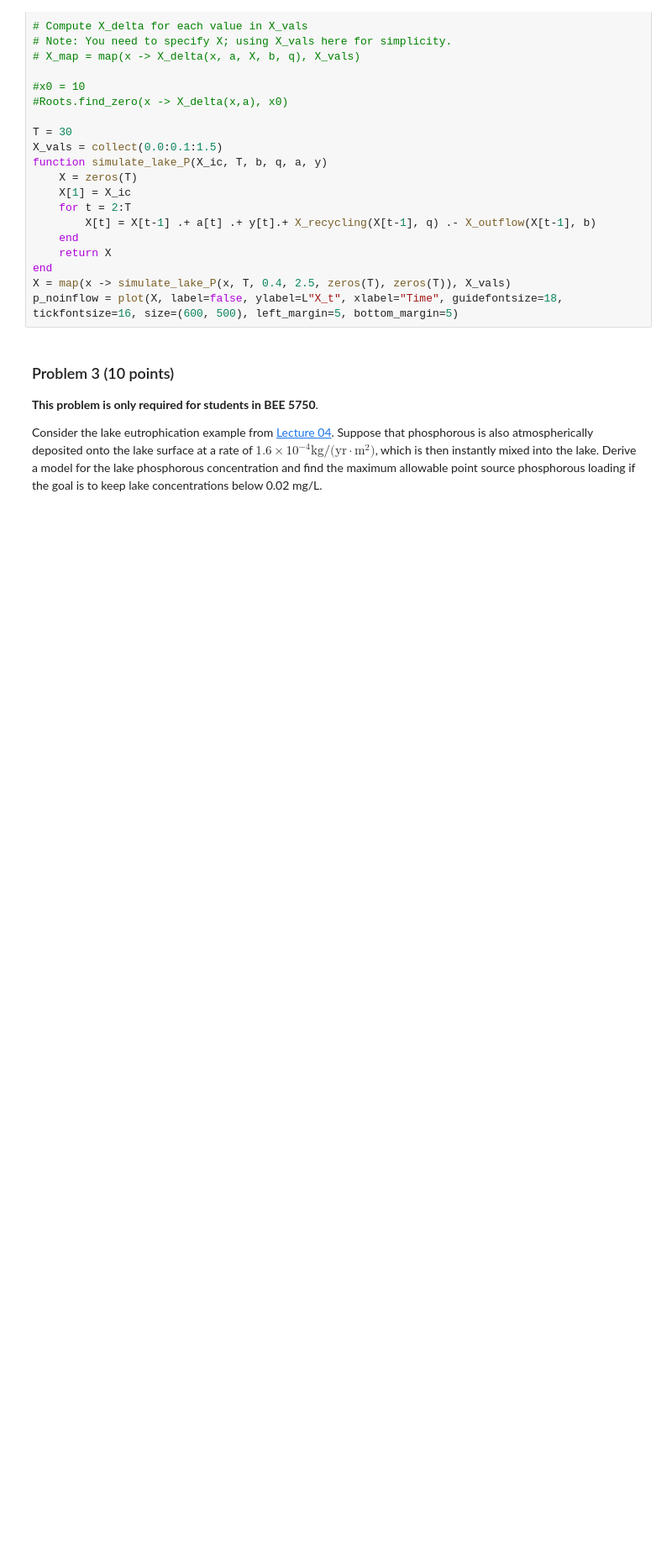
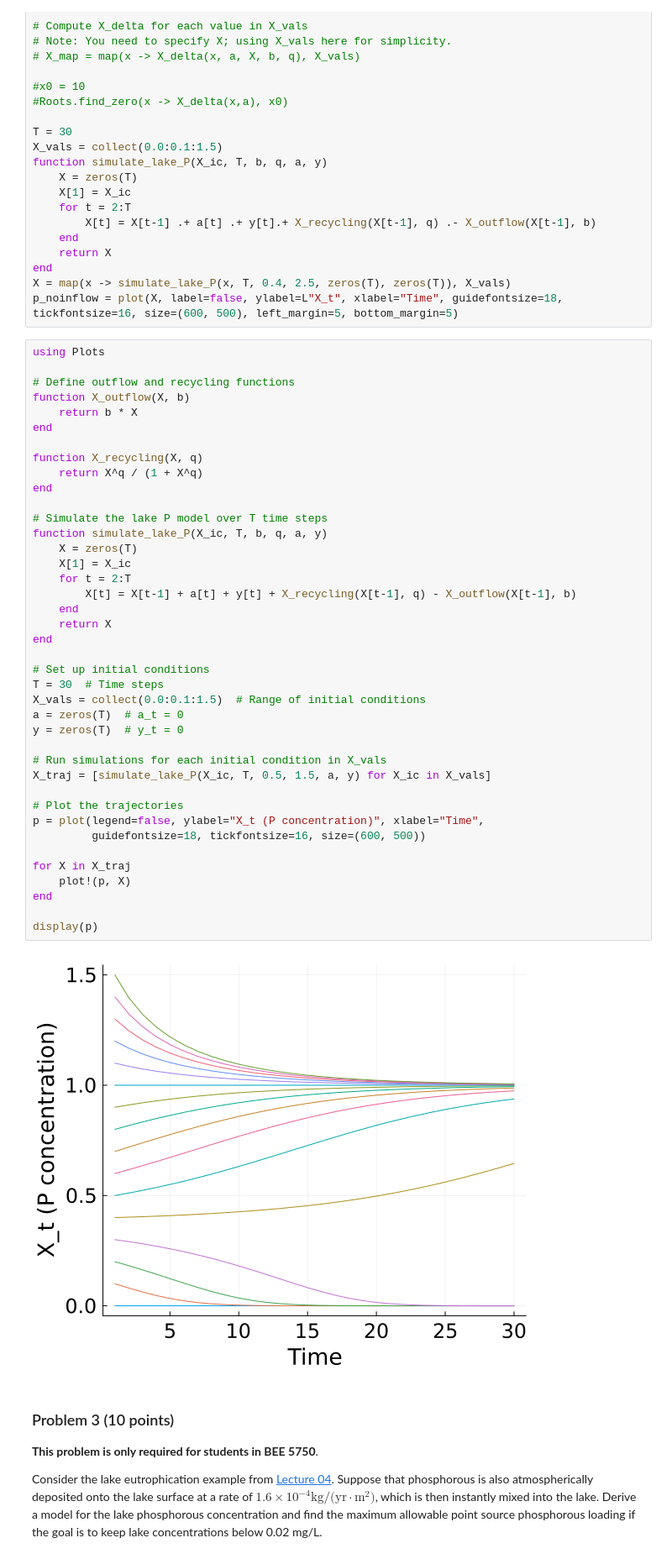
Before and after one commit to BEE4750-FA24/bee4750-fa24-hw2-hw02, a Jupyter notebook: hw02.ipynb, the cells around one changed output. Shown at 84% size. Drawn from its saved outputs; the diff is of its cells as text; blank space fills up the shorter version.

Commit message:
plots

```diff
--- a/hw02.ipynb
+++ b/hw02.ipynb
@@ -214,6 +214,48 @@ function simulate_lake_P(X_ic, T, b, q, a, y)
 end
 X = map(x -> simulate_lake_P(x, T, 0.4, 2.5, zeros(T), zeros(T)), X_vals)
 p_noinflow = plot(X, label=false, ylabel=L"X_t", xlabel="Time", guidefontsize=18, tickfontsize=16, size=(600, 500), left_margin=5, bottom_margin=5)
+# %%
+using Plots
+
+# Define outflow and recycling functions
+function X_outflow(X, b)
+    return b * X
+end
+
+function X_recycling(X, q)
+    return X^q / (1 + X^q)
+end
+
+# Simulate the lake P model over T time steps
+function simulate_lake_P(X_ic, T, b, q, a, y)
+    X = zeros(T)
+    X[1] = X_ic
+    for t = 2:T
+        X[t] = X[t-1] + a[t] + y[t] + X_recycling(X[t-1], q) - X_outflow(X[t-1], b)
+    end
+    return X
+end
+
+# Set up initial conditions
+T = 30  # Time steps
+X_vals = collect(0.0:0.1:1.5)  # Range of initial conditions
+a = zeros(T)  # a_t = 0
+y = zeros(T)  # y_t = 0
+
+# Run simulations for each initial condition in X_vals
+X_traj = [simulate_lake_P(X_ic, T, 0.5, 1.5, a, y) for X_ic in X_vals]
+
+# Plot the trajectories
+p = plot(legend=false, ylabel="X_t (P concentration)", xlabel="Time",
+         guidefontsize=18, tickfontsize=16, size=(600, 500))
+
+for X in X_traj
+    plot!(p, X)
+end
+
+display(p)
+# %% [output]
+[figure, added]
 # %% [markdown]
 
 ### Problem 3 (10 points)
```
